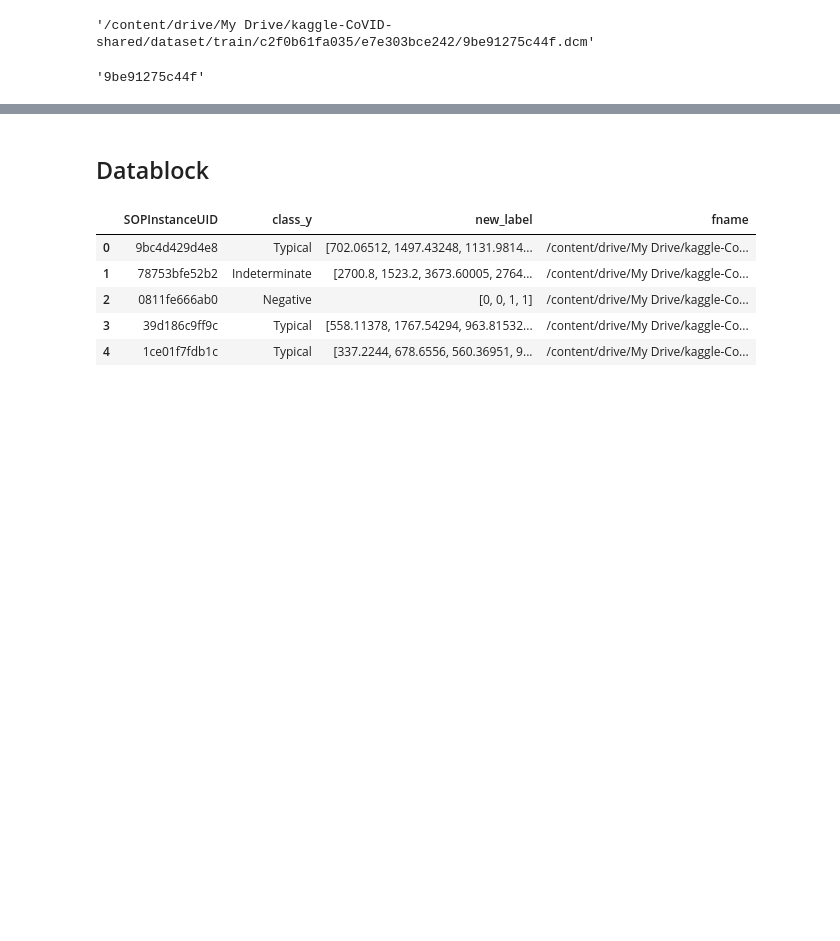
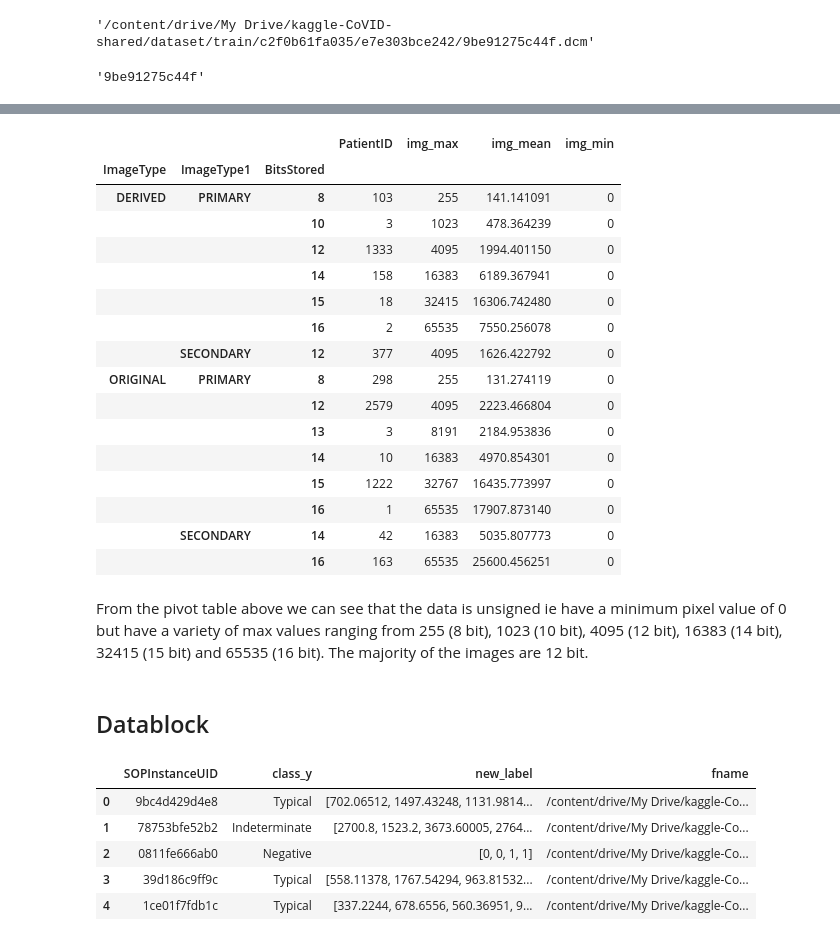
Before and after one commit to rajatpaliwal/SIIM-FISABIO-RSNA-COVID-19-Detection, a Jupyter notebook: Covid_19_detection_prediction.ipynb, the cells around one changed output, grey strips where cells are left out. Cells and saved outputs as stored; diff of their text form; code cells hidden in the pictures; blank space fills up the shorter version.

```diff
--- a/Covid_19_detection_prediction.ipynb
+++ b/Covid_19_detection_prediction.ipynb
@@ -293,3 +340,27 @@ dicom_merge["SOPInstanceUID"][20]
+# %%
+analysis_flds = ['ImageType', 'ImageType1', 'BitsStored']
+dicom_merge.pivot_table(values=['img_mean','img_max','img_min', 'PatientID'], index=analysis_flds,
+                   aggfunc={'img_mean':'mean','img_max':'max','img_min':'min', 'PatientID':'count'})
+# %% [output]
+|  |  |  | PatientID | img_max | img_mean | img_min |
+| ImageType | ImageType1 | BitsStored |  |  |  |  |
+| DERIVED | PRIMARY | 8 | 103 | 255 | 141.141091 | 0 |
+|  |  | 10 | 3 | 1023 | 478.364239 | 0 |
+|  |  | 12 | 1333 | 4095 | 1994.401150 | 0 |
+|  |  | 14 | 158 | 16383 | 6189.367941 | 0 |
+|  |  | 15 | 18 | 32415 | 16306.742480 | 0 |
+|  |  | 16 | 2 | 65535 | 7550.256078 | 0 |
+|  | SECONDARY | 12 | 377 | 4095 | 1626.422792 | 0 |
+| ORIGINAL | PRIMARY | 8 | 298 | 255 | 131.274119 | 0 |
+|  |  | 12 | 2579 | 4095 | 2223.466804 | 0 |
+|  |  | 13 | 3 | 8191 | 2184.953836 | 0 |
+|  |  | 14 | 10 | 16383 | 4970.854301 | 0 |
+|  |  | 15 | 1222 | 32767 | 16435.773997 | 0 |
+|  |  | 16 | 1 | 65535 | 17907.873140 | 0 |
+|  | SECONDARY | 14 | 42 | 16383 | 5035.807773 | 0 |
+|  |  | 16 | 163 | 65535 | 25600.456251 | 0 |
+# %% [markdown]
+From the pivot table above we can see that the data is unsigned ie have a minimum pixel value of 0 but have a variety of max values ranging from 255 (8 bit), 1023 (10 bit), 4095 (12 bit), 16383 (14 bit), 32415 (15 bit) and 65535 (16 bit). The majority of the images are 12 bit.
 # %% [markdown]
 ## Datablock
 # %%
```
Also changed, not shown: parts of 52 cells of this notebook.
